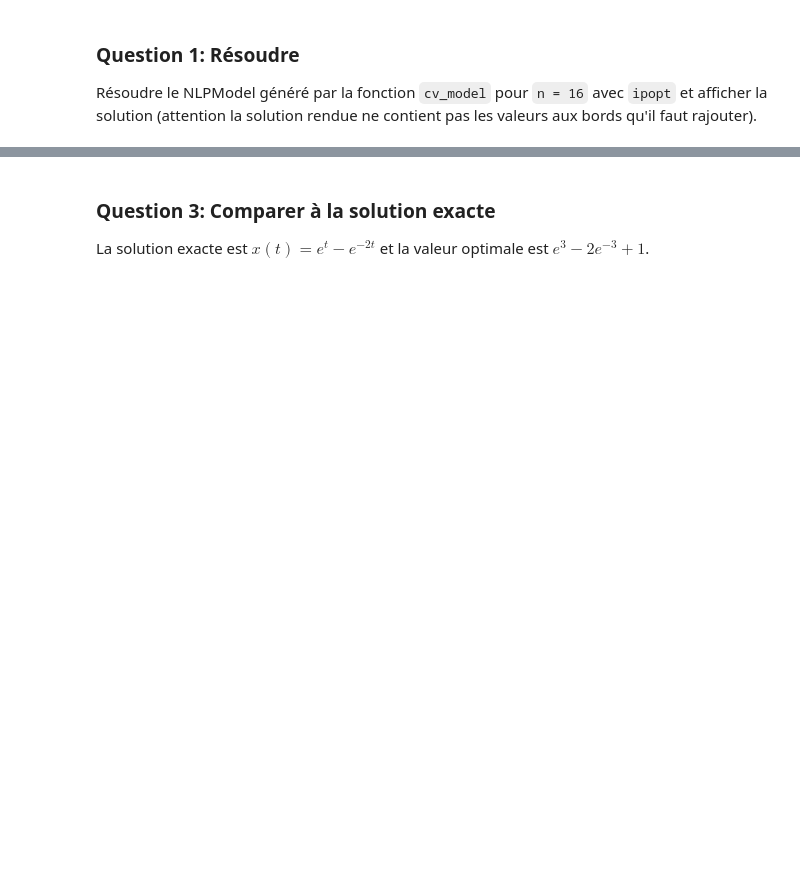
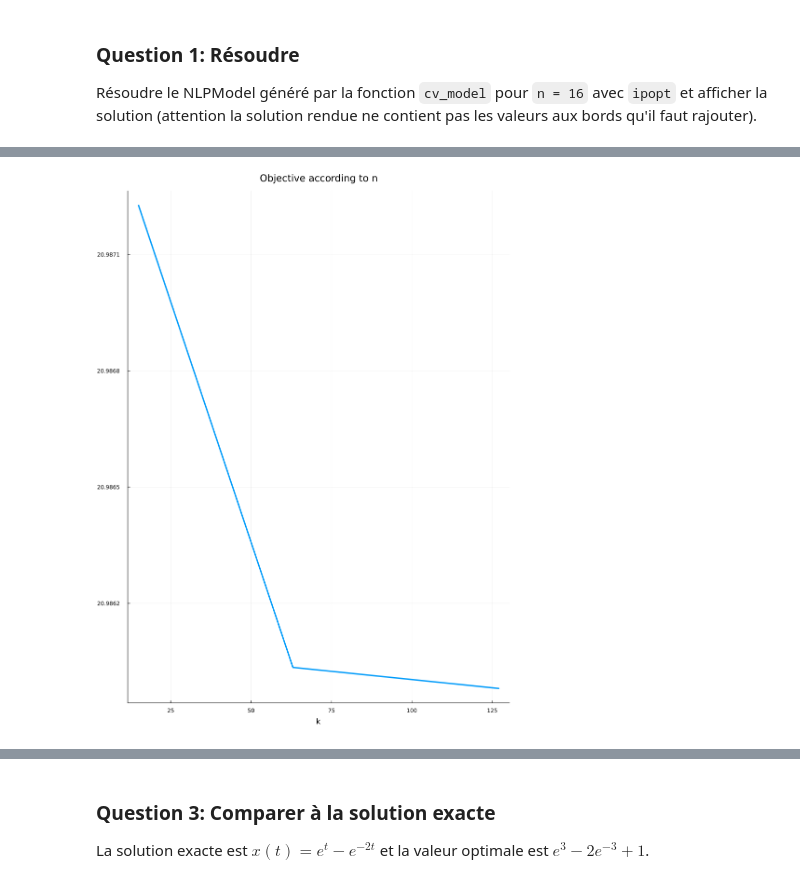
Before and after one commit to jupall/MTH8408-Hiv24, a Jupyter notebook: lab5_JP/Lab5-notebook.ipynb, the cells around one changed output, grey strips where cells are left out. Saved outputs shown, nothing was run; the diff lists cells and outputs as text; code cells hidden in the pictures; blank space fills up the shorter version.

```diff
--- a/lab5_JP/Lab5-notebook.ipynb
+++ b/lab5_JP/Lab5-notebook.ipynb
@@ -380 +630,13 @@ Résoudre le NLPModel généré par la fonction `cv_model` pour `n = 16` avec `i
 Afficher sur un même graphique la solution obtenue par `ipopt` pour plusieurs valeurs de `n`.
+# %%
+hist_obj = []
+hist_sol = []
+hist_n = []
+for n in [15,63,127]
+    stats = ipopt(cv_model(n))
+    append!(hist_obj, stats.objective)
+    append!(hist_n, n)
+    sol = stats.solution
+    sol = vcat(0, sol, exp(1) - exp(-2) )
+    append!(hist_sol, [sol])
+end
@@ -380,0 +661,9 @@ Afficher sur un même graphique la solution obtenue par `ipopt` pour plusieurs v
+# %%
+using Plots
+
+
+p1=plot(hist_n, hist_obj, title="Objective according to n", label="", linewidth=3, xlabel="k",left_margin=3Plots.mm)
+plot!(size=(900,1200))
+plot(p1, layout=(1,1), legend=true)
+# %% [output]
+[figure, added]
```
Also changed, not shown: parts of 44 cells of this notebook, 5 other files.
